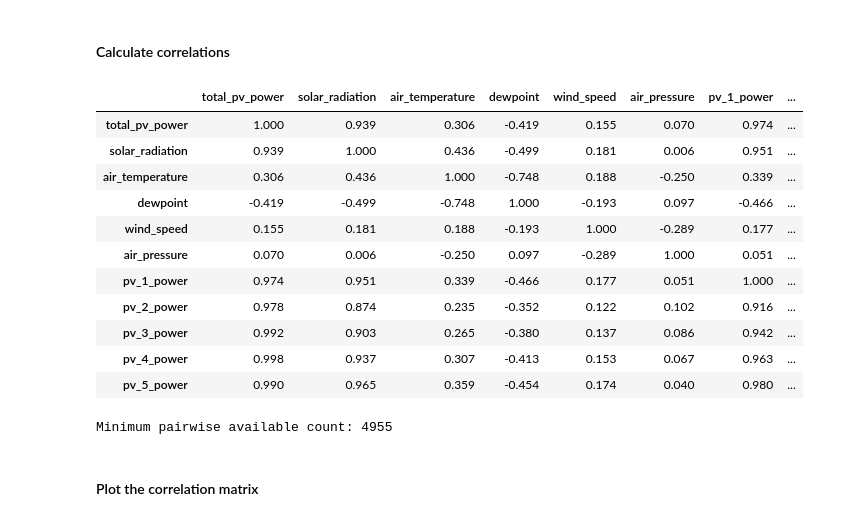
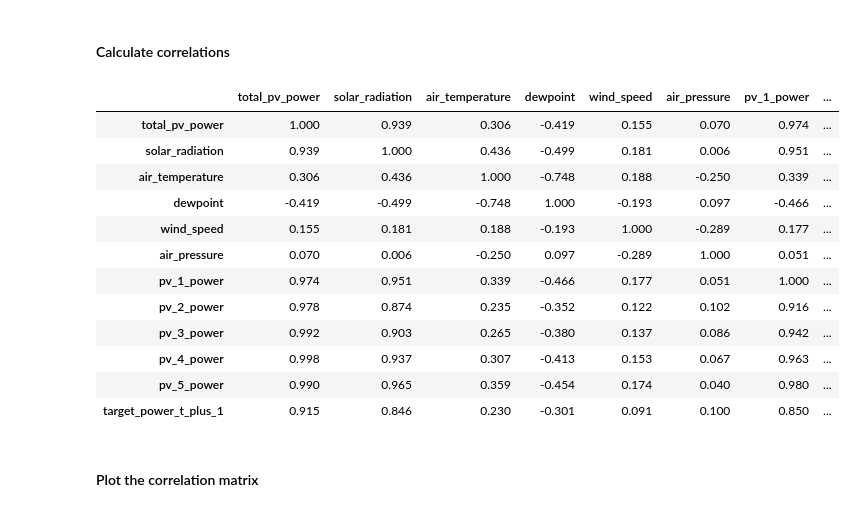
Before and after one commit to SepehrShakibi/applied-ml-dl-for-photovoltaics-with-python, a Jupyter notebook: 03_data_preprocessing/03_03_dataset_understanding_and_eda_pv_time_series.ipynb, the cells around one changed output. Cells and saved outputs as stored; diff of their text form; code cells hidden in the pictures.

```diff
--- a/03_data_preprocessing/03_03_dataset_understanding_and_eda_pv_time_series.ipynb
+++ b/03_data_preprocessing/03_03_dataset_understanding_and_eda_pv_time_series.ipynb
@@ -595,27 +596,24 @@ plt.show()
 # %% [markdown]
 #### Calculate correlations
 # %%
-relationship_columns = plot_columns + [c for c in power_columns if c in numeric_view]
-relationship_data = numeric_view[relationship_columns]
-correlation = relationship_data.corr(min_periods=3)
-available = relationship_data.notna().astype(int)
-pair_counts = available.T @ available
+relationship_columns = plot_columns + power_columns
+correlation = numeric_view[relationship_columns].corr()
+
 display(correlation.round(3))
-print("Minimum pairwise available count:", int(pair_counts.to_numpy().min()))
 # %% [output]
 |  | total_pv_power | solar_radiation | air_temperature | dewpoint | wind_speed | air_pressure | pv_1_power | ... |
 | total_pv_power | 1.000 | 0.939 | 0.306 | -0.419 | 0.155 | 0.070 | 0.974 | ... |
 | solar_radiation | 0.939 | 1.000 | 0.436 | -0.499 | 0.181 | 0.006 | 0.951 | ... |
 | air_temperature | 0.306 | 0.436 | 1.000 | -0.748 | 0.188 | -0.250 | 0.339 | ... |
 | dewpoint | -0.419 | -0.499 | -0.748 | 1.000 | -0.193 | 0.097 | -0.466 | ... |
 | wind_speed | 0.155 | 0.181 | 0.188 | -0.193 | 1.000 | -0.289 | 0.177 | ... |
 | air_pressure | 0.070 | 0.006 | -0.250 | 0.097 | -0.289 | 1.000 | 0.051 | ... |
 | pv_1_power | 0.974 | 0.951 | 0.339 | -0.466 | 0.177 | 0.051 | 1.000 | ... |
 | pv_2_power | 0.978 | 0.874 | 0.235 | -0.352 | 0.122 | 0.102 | 0.916 | ... |
 | pv_3_power | 0.992 | 0.903 | 0.265 | -0.380 | 0.137 | 0.086 | 0.942 | ... |
 | pv_4_power | 0.998 | 0.937 | 0.307 | -0.413 | 0.153 | 0.067 | 0.963 | ... |
 | pv_5_power | 0.990 | 0.965 | 0.359 | -0.454 | 0.174 | 0.040 | 0.980 | ... |
+| target_power_t_plus_1 | 0.915 | 0.846 | 0.230 | -0.301 | 0.091 | 0.100 | 0.850 | ... |
-Minimum pairwise available count: 4955
 # %% [markdown]
 #### Plot the correlation matrix
 # %%
```
Also changed, not shown: parts of 2 cells of this notebook.
